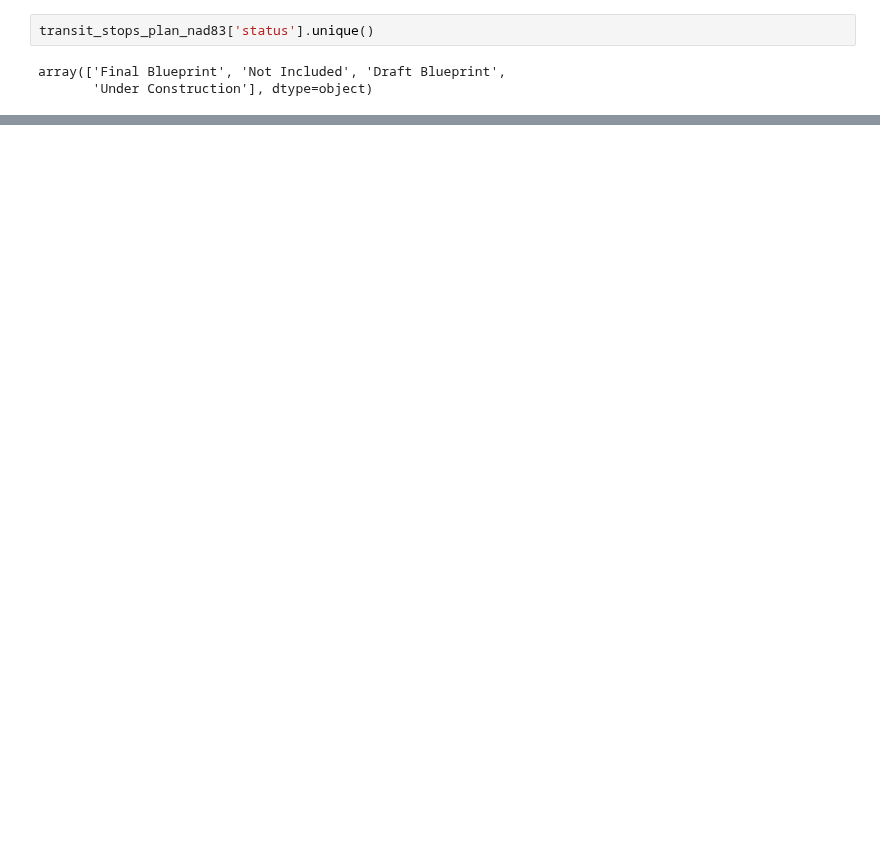
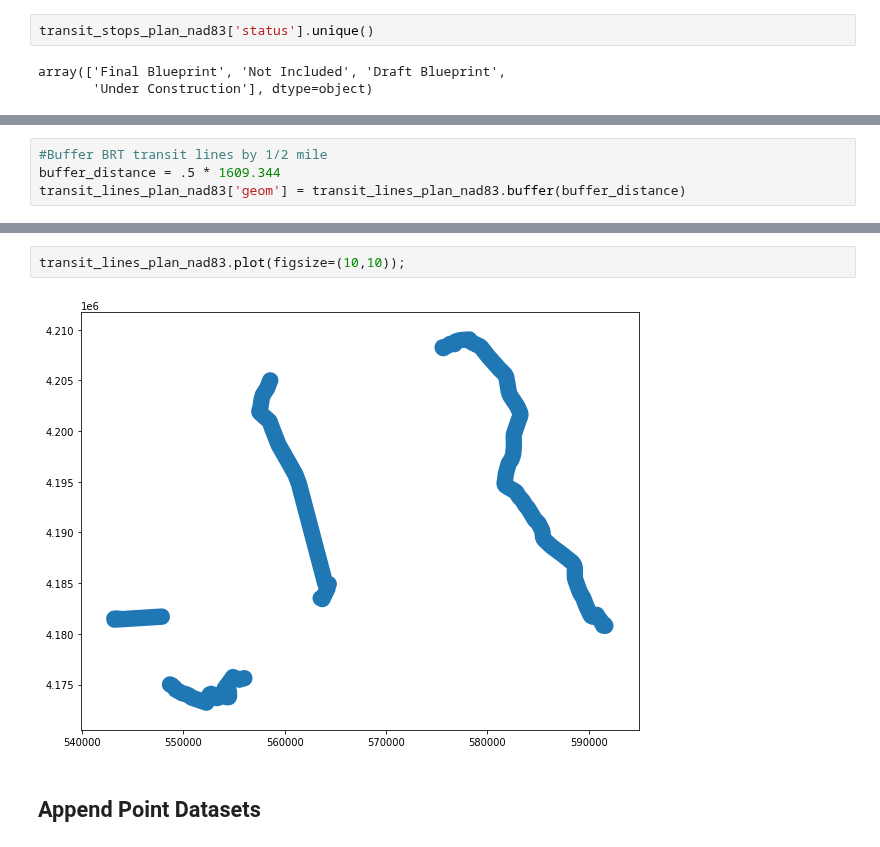
Before and after one commit to BayAreaMetro/Spatial-Analysis-Mapping-Projects, a Jupyter notebook: Project-Documentation/Plan-Bay-Area-2050-Growth-Framework/Scripts/Create Transit Rich Areas Dataset.ipynb, the cells around one changed output, grey strips where cells are left out. Cells and saved outputs as stored; diff of their text form; blank space fills up the shorter version.

```diff
--- a/Project-Documentation/Plan-Bay-Area-2050-Growth-Framework/Scripts/Create Transit Rich Areas Dataset.ipynb
+++ b/Project-Documentation/Plan-Bay-Area-2050-Growth-Framework/Scripts/Create Transit Rich Areas Dataset.ipynb
@@ -111,0 +245,4 @@ transit_stops_plan_nad83 = transit_stops_plan_nad83[transit_stops_plan_nad83['st
+# %%
+#Buffer BRT transit lines by 1/2 mile
+buffer_distance = .5 * 1609.344
+transit_lines_plan_nad83['geom'] = transit_lines_plan_nad83.buffer(buffer_distance)
@@ -111,0 +270,6 @@ transit_stops_plan_nad83 = transit_stops_plan_nad83[transit_stops_plan_nad83['st
+# %%
+transit_lines_plan_nad83.plot(figsize=(10,10));
+# %% [output]
+[figure, added]
+# %% [markdown]
+## Append Point Datasets
```
Also changed, not shown: parts of 41 cells of this notebook, 1 other file.
